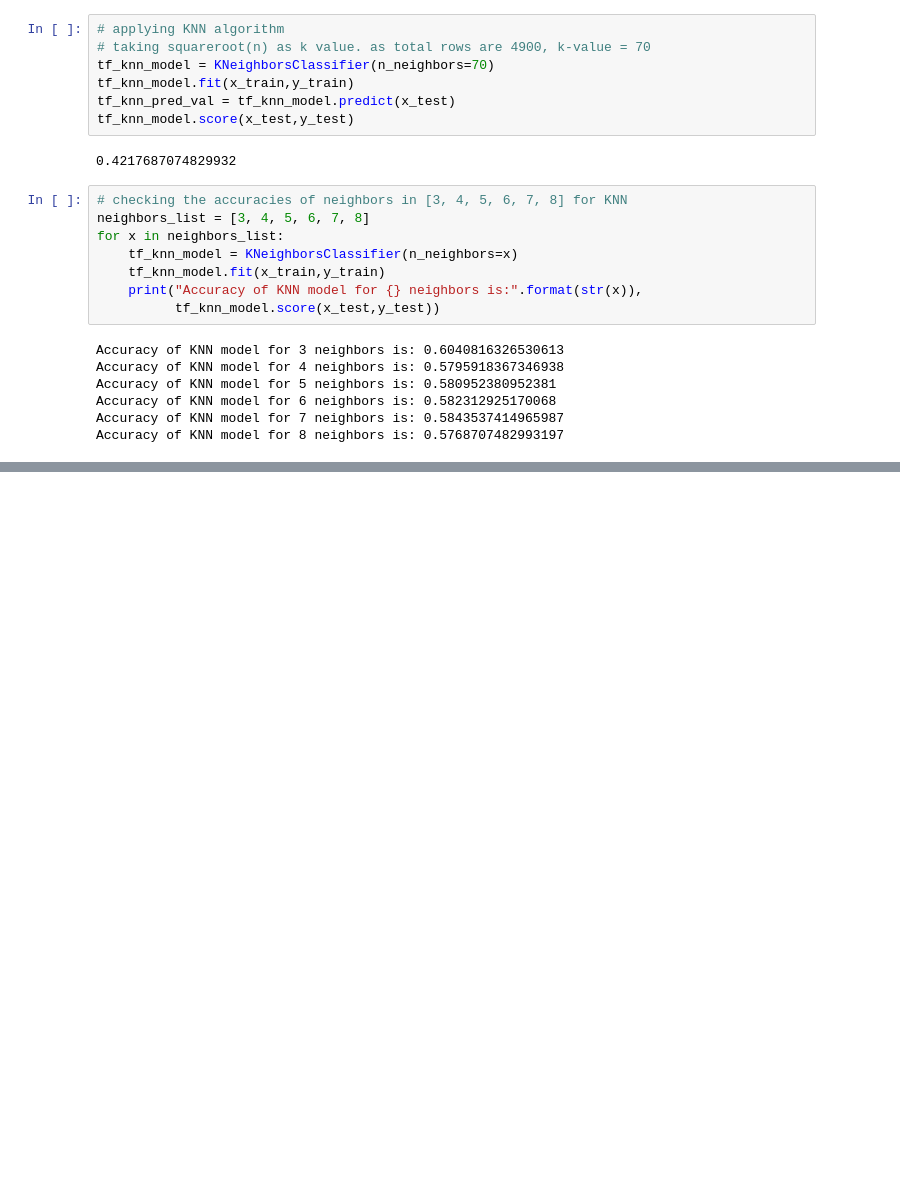
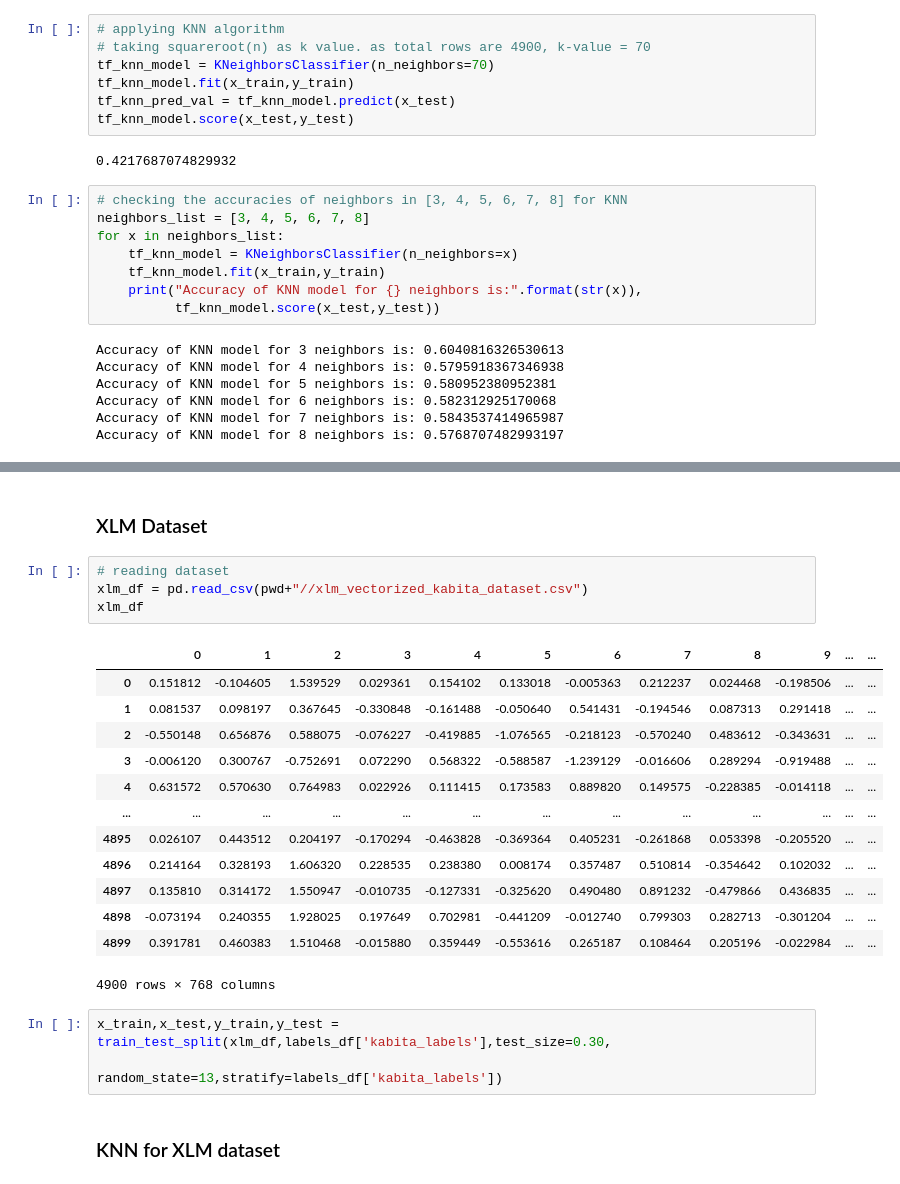
Before and after one commit to murthyrouthula03/notatall, a Jupyter notebook: Codes/trails/code1_dividing_dataset.ipynb, the cells around one changed output, grey strips where cells are left out. Saved outputs shown, nothing was run; the diff lists cells and outputs as text; blank space fills up the shorter version.

```diff
--- a/Codes/trails/code1_dividing_dataset.ipynb
+++ b/Codes/trails/code1_dividing_dataset.ipynb
@@ -328,0 +475,25 @@ None of PyTorch, TensorFlow >= 2.0, or Flax have been found. Models won't be ava
+# %% [markdown]
+### XLM Dataset
+# %%
+# reading dataset
+xlm_df = pd.read_csv(pwd+"//xlm_vectorized_kabita_dataset.csv")
+xlm_df
+# %% [output]
+|  | 0 | 1 | 2 | 3 | 4 | 5 | 6 | 7 | 8 | 9 | ... | ... |
+| 0 | 0.151812 | -0.104605 | 1.539529 | 0.029361 | 0.154102 | 0.133018 | -0.005363 | 0.212237 | 0.024468 | -0.198506 | ... | ... |
+| 1 | 0.081537 | 0.098197 | 0.367645 | -0.330848 | -0.161488 | -0.050640 | 0.541431 | -0.194546 | 0.087313 | 0.291418 | ... | ... |
+| 2 | -0.550148 | 0.656876 | 0.588075 | -0.076227 | -0.419885 | -1.076565 | -0.218123 | -0.570240 | 0.483612 | -0.343631 | ... | ... |
+| 3 | -0.006120 | 0.300767 | -0.752691 | 0.072290 | 0.568322 | -0.588587 | -1.239129 | -0.016606 | 0.289294 | -0.919488 | ... | ... |
+| 4 | 0.631572 | 0.570630 | 0.764983 | 0.022926 | 0.111415 | 0.173583 | 0.889820 | 0.149575 | -0.228385 | -0.014118 | ... | ... |
+| ... | ... | ... | ... | ... | ... | ... | ... | ... | ... | ... | ... | ... |
+| 4895 | 0.026107 | 0.443512 | 0.204197 | -0.170294 | -0.463828 | -0.369364 | 0.405231 | -0.261868 | 0.053398 | -0.205520 | ... | ... |
+| 4896 | 0.214164 | 0.328193 | 1.606320 | 0.228535 | 0.238380 | 0.008174 | 0.357487 | 0.510814 | -0.354642 | 0.102032 | ... | ... |
+| 4897 | 0.135810 | 0.314172 | 1.550947 | -0.010735 | -0.127331 | -0.325620 | 0.490480 | 0.891232 | -0.479866 | 0.436835 | ... | ... |
+| 4898 | -0.073194 | 0.240355 | 1.928025 | 0.197649 | 0.702981 | -0.441209 | -0.012740 | 0.799303 | 0.282713 | -0.301204 | ... | ... |
+| 4899 | 0.391781 | 0.460383 | 1.510468 | -0.015880 | 0.359449 | -0.553616 | 0.265187 | 0.108464 | 0.205196 | -0.022984 | ... | ... |
+4900 rows × 768 columns
+# %%
+x_train,x_test,y_train,y_test = train_test_split(xlm_df,labels_df['kabita_labels'],test_size=0.30,
+                                                 random_state=13,stratify=labels_df['kabita_labels'])
+# %% [markdown]
+### KNN for XLM dataset
```
Also changed, not shown: parts of 23 cells of this notebook, 3 other files.
